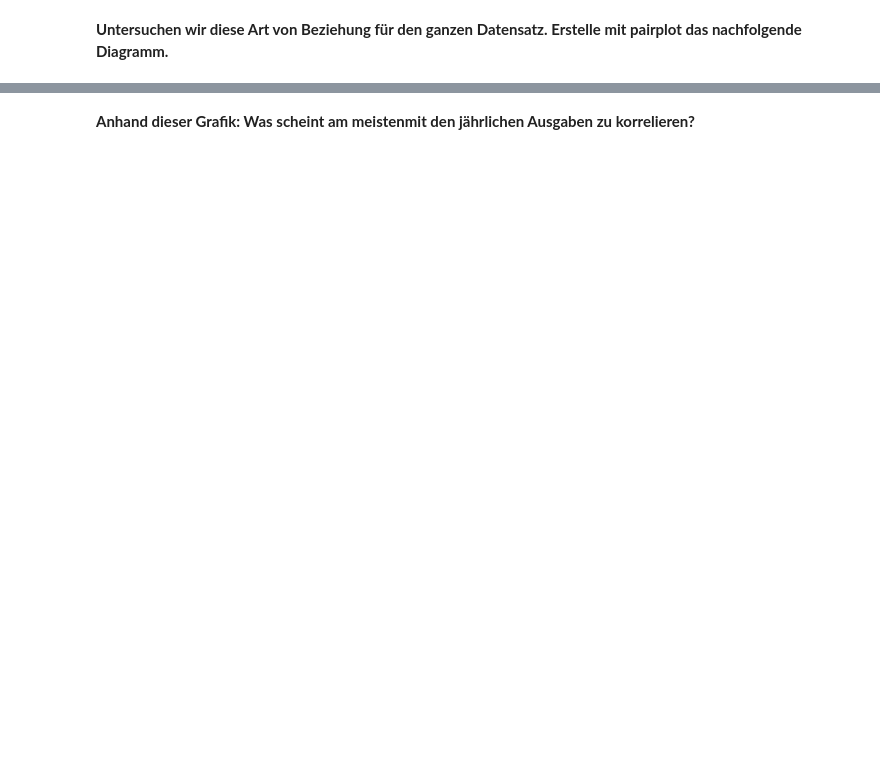
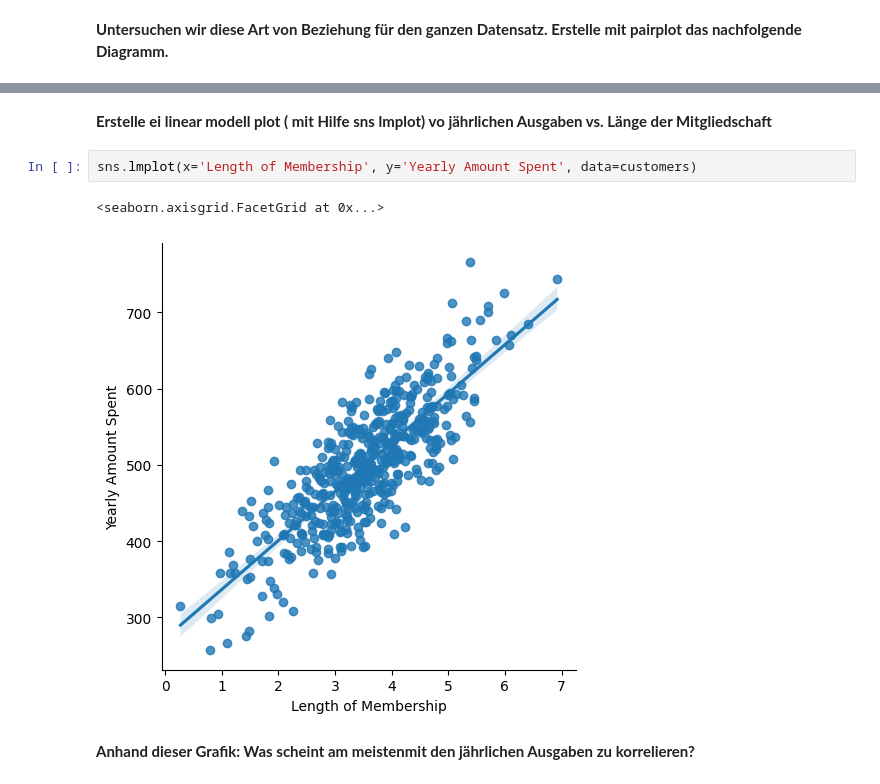
Before and after one commit to olhaishchenko/BBQ_Datei, a Jupyter notebook: Data_Science/2025_01_10_Projektag/Lineare_Regression-Projekt_Uebung-Aufgabe.ipynb, the cells around one changed output, grey strips where cells are left out. Saved outputs shown, nothing was run; the diff lists cells and outputs as text; blank space fills up the shorter version.

```diff
--- a/Data_Science/2025_01_10_Projektag/Lineare_Regression-Projekt_Uebung-Aufgabe.ipynb
+++ b/Data_Science/2025_01_10_Projektag/Lineare_Regression-Projekt_Uebung-Aufgabe.ipynb
@@ -66,2 +82,9 @@ memory usage: 31.3+ KB
+# %% [markdown]
+**Erstelle ei linear modell plot ( mit Hilfe sns lmplot) vo jährlichen Ausgaben vs. Länge der Mitgliedschaft**
+# %%
+sns.lmplot(x='Length of Membership', y='Yearly Amount Spent', data=customers)
+# %% [output]
+<seaborn.axisgrid.FacetGrid at 0x...>
+[figure, added]
 # %% [markdown]
 **Anhand dieser Grafik: Was scheint am meistenmit den jährlichen Ausgaben zu korrelieren?**
```
Also changed, not shown: parts of 34 cells of this notebook, 37 other files.
